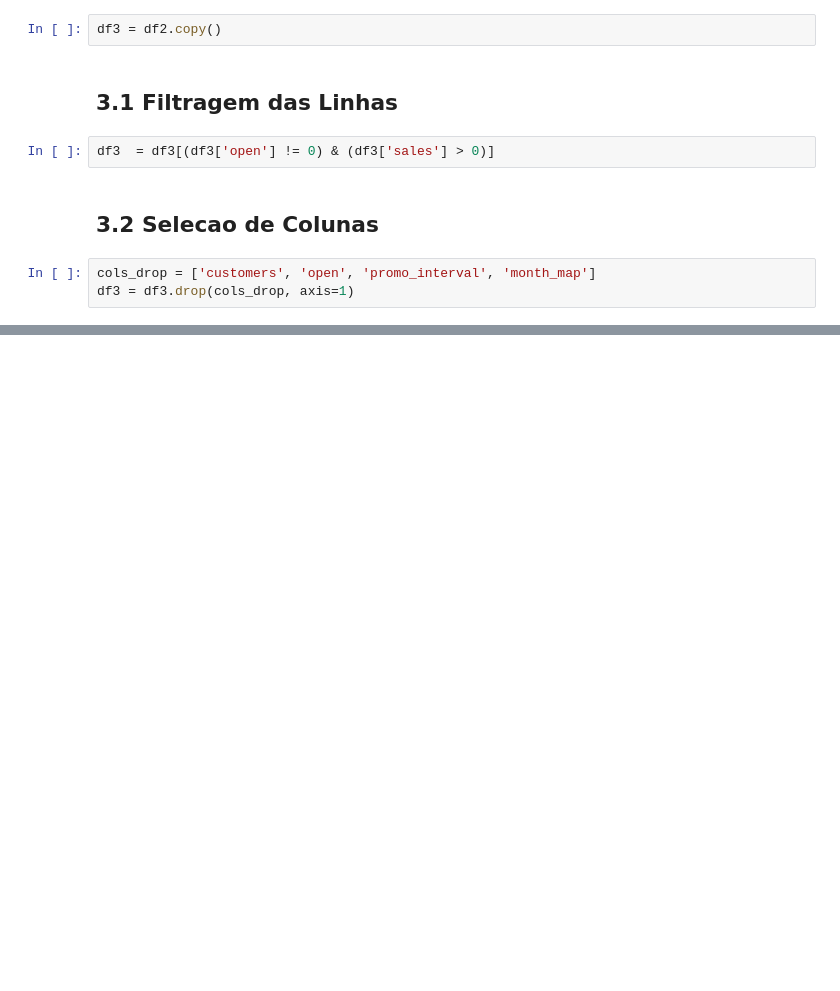
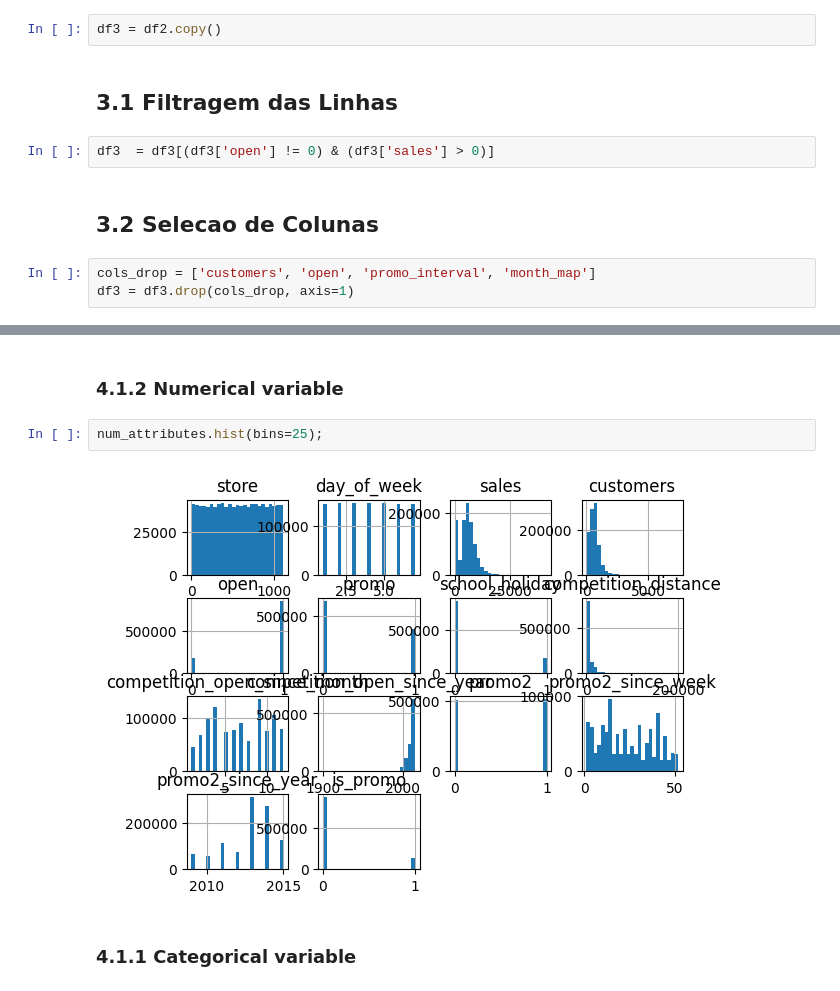
Before and after one commit to raphaelcastelar/project-rossman-sales-prediction, a Jupyter notebook: rossman_sales_prediction.ipynb, the cells around one changed output, grey strips where cells are left out. Cells and saved outputs as stored; diff of their text form; blank space fills up the shorter version.

```diff
--- a/rossman_sales_prediction.ipynb
+++ b/rossman_sales_prediction.ipynb
@@ -346,0 +365,8 @@ NameError: name 'df3' is not defined
+# %% [markdown]
+### 4.1.2 Numerical variable
+# %%
+num_attributes.hist(bins=25);
+# %% [output]
+[figure, added]
+# %% [markdown]
+### 4.1.1 Categorical variable
```
Also changed, not shown: parts of 10 cells of this notebook.
